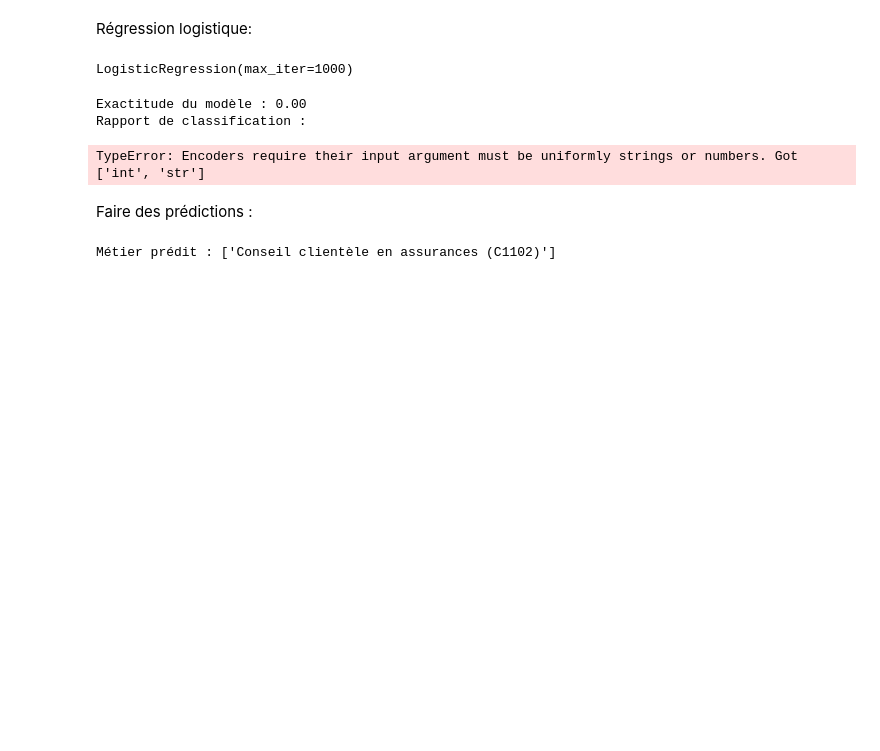
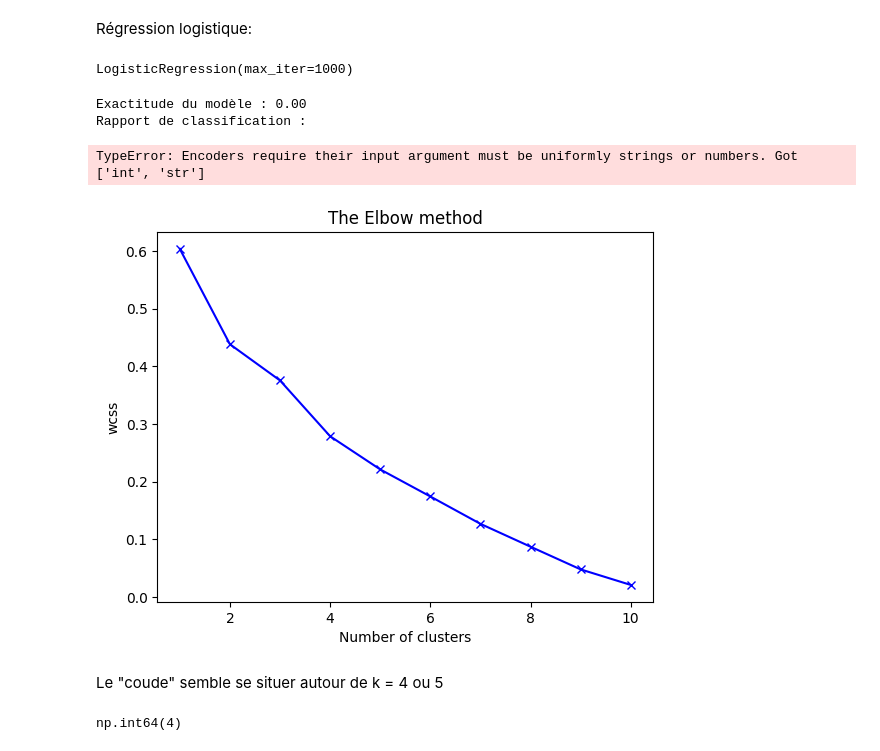
Before and after one commit to Asma-Draouil/Feature_Asma, a Jupyter notebook: statistique/Comparaison_crosstab/Comparaison.ipynb, the cells around one changed output. Saved outputs shown, nothing was run; the diff lists cells and outputs as text; code cells hidden in the pictures; blank space fills up the shorter version.

Commit message:
clustering

```diff
--- a/statistique/Comparaison_crosstab/Comparaison.ipynb
+++ b/statistique/Comparaison_crosstab/Comparaison.ipynb
@@ -253,15 +253,3 @@ print('Recall Logistic Regression {0:.3f}'.format(recall_score(y_test,y_pred)))
 Exactitude du modèle : 0.00
 Rapport de classification :
 TypeError: Encoders require their input argument must be uniformly strings or numbers. Got ['int', 'str']
-# %% [markdown]
-Faire des prédictions :
-# %%
-# Exemple de prédiction pour un nouveau parcours
-new_skills = ["Compétence1, Compétence2, Compétence3"]  # Un exemple de nouveau parcours
-new_skills_vector = vectorizer.transform(new_skills)
-
-# Prédire le métier correspondant
-predicted_job = model.predict(new_skills_vector)
-print(f"Métier prédit : {le.inverse_transform(predicted_job)}")
-# %% [output]
-Métier prédit : ['Conseil clientèle en assurances (C1102)']
@@ -267,0 +264,22 @@ Métier prédit : ['Conseil clientèle en assurances (C1102)']
+# %%
+wcss=[]
+for k in range(1,11):
+    kmeans=KMeans(n_clusters=k,init='k-means++',random_state=0)
+    kmeans.fit(similarity_df)
+    wcss.append(kmeans.inertia_)
+
+plt.plot(range(1,11), wcss, 'bx-')
+plt.title('The Elbow method')
+plt.xlabel('Number of clusters')
+plt.ylabel('wcss')
+plt.show()
+# %% [output]
+[figure, added]
+# %% [markdown]
+Le "coude" semble se situer autour de k = 4 ou 5
+# %%
+from kneed import KneeLocator
+k = KneeLocator(range(1, 11), wcss, curve="convex", direction="decreasing")
+k.elbow
+# %% [output]
+np.int64(4)
```
Also changed, not shown: parts of 8 cells of this notebook, 1 other file.
